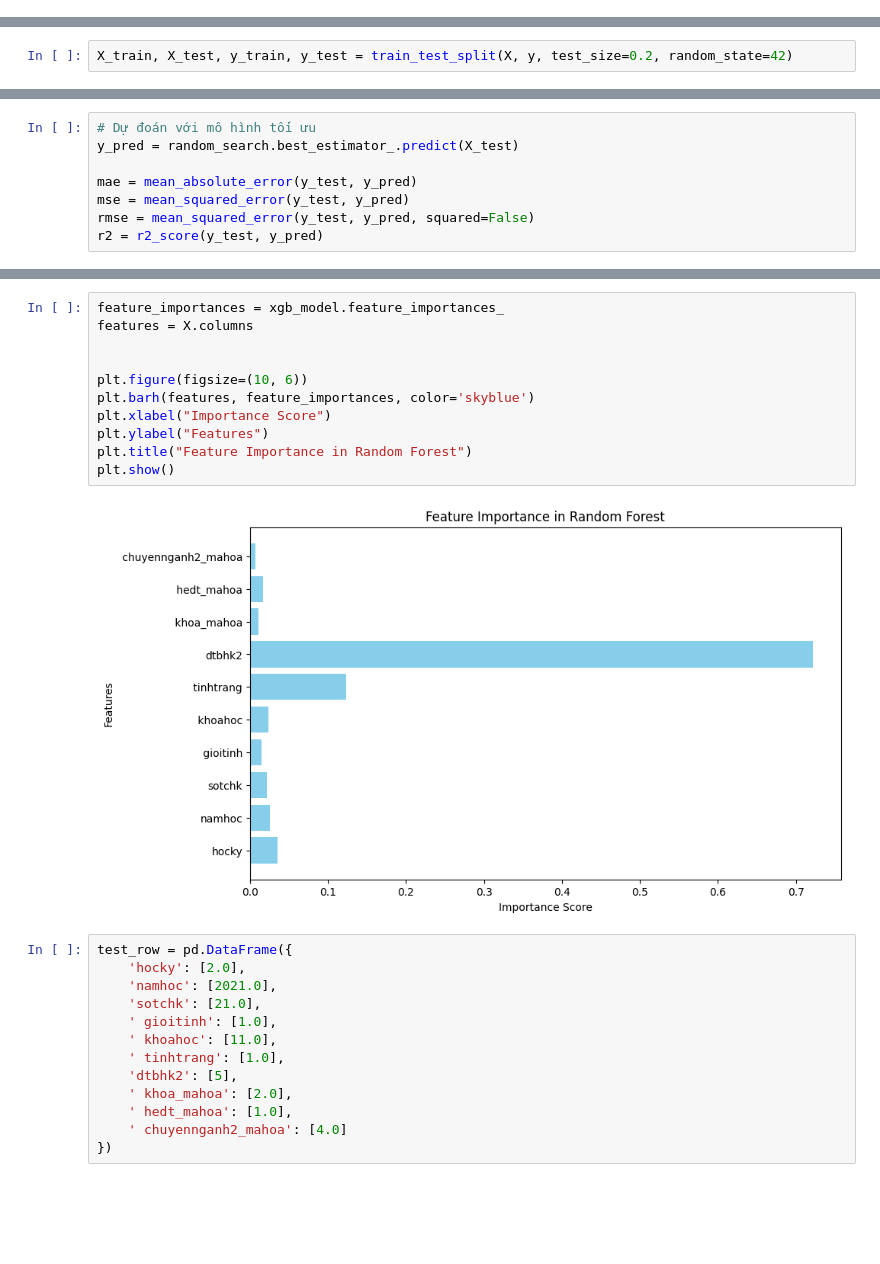
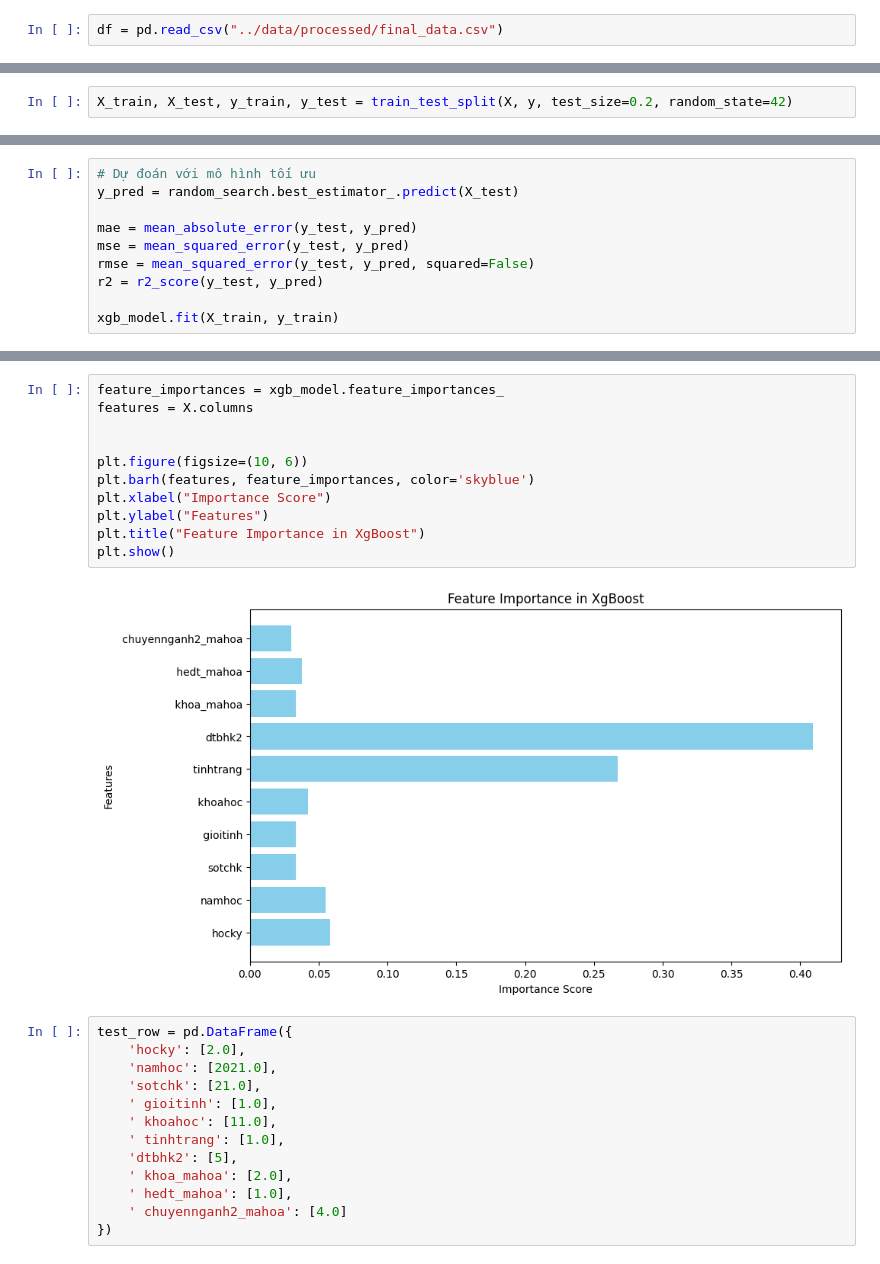
Before and after one commit to CVK0406/IS353.P12_Nhom4, a Jupyter notebook: notebooks/Model_XGBoost.ipynb, the cells around one changed output, grey strips where cells are left out. Drawn from its saved outputs; the diff is of its cells as text; blank space fills up the shorter version.

Commit message:
add models, update data, add app

```diff
--- a/notebooks/Model_XGBoost.ipynb
+++ b/notebooks/Model_XGBoost.ipynb
@@ -25,3 +11,5 @@ df = pd.read_csv('/content/drive/MyDrive/IS353.P12 - Nhóm 4/Bài tập tre
+# %%
+df = pd.read_csv("../data/processed/final_data.csv")
 # %%
 ordinal_features = [' khoa', ' hedt', ' chuyennganh2']
 
@@ -116,3 +104,5 @@ mae = mean_absolute_error(y_test, y_pred)
 mse = mean_squared_error(y_test, y_pred)
 rmse = mean_squared_error(y_test, y_pred, squared=False)
 r2 = r2_score(y_test, y_pred)
+
+xgb_model.fit(X_train, y_train)
@@ -138,16 +140,16 @@ R^2 Score: 0.5983095651489847
 # %%
 feature_importances = xgb_model.feature_importances_
 features = X.columns
 
 
 plt.figure(figsize=(10, 6))
 plt.barh(features, feature_importances, color='skyblue')
 plt.xlabel("Importance Score")
 plt.ylabel("Features")
-plt.title("Feature Importance in Random Forest")
+plt.title("Feature Importance in XgBoost")
 plt.show()
 # %% [output]
-[figure, old version]
+[figure, new version]
 # %%
 test_row = pd.DataFrame({
     'hocky': [2.0],
```
Also changed, not shown: parts of 9 cells of this notebook, 15 other files.
